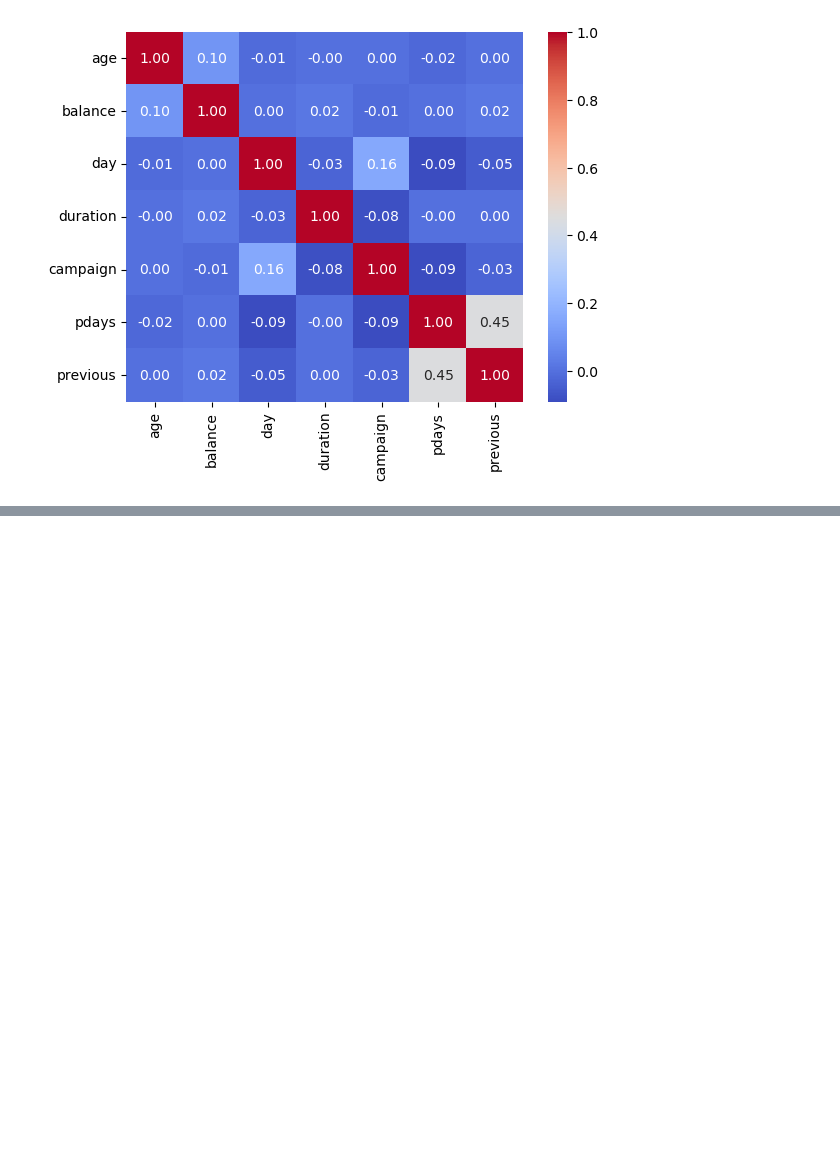
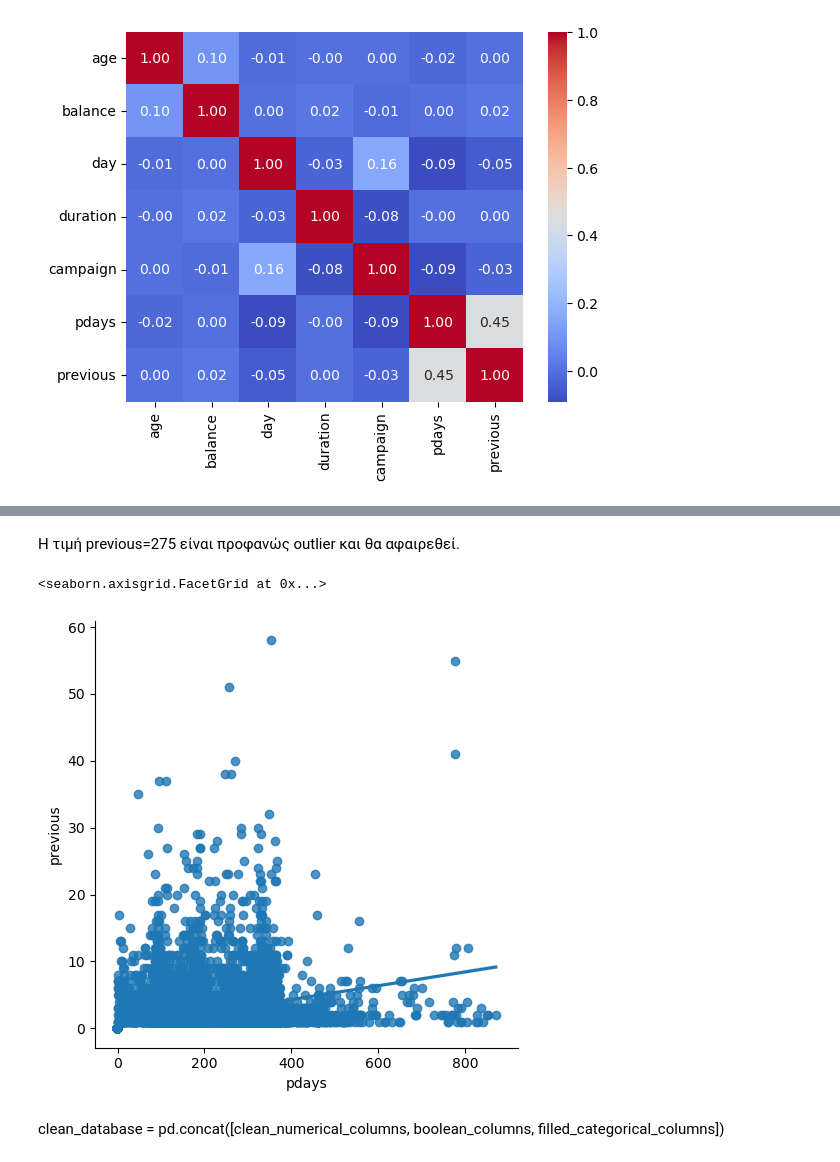
Before and after one commit to chMastellou/Data_Analysis_Assignment_2024, a Jupyter notebook: data_preprocessing/data_preprocessing.ipynb, the cells around one changed output, grey strips where cells are left out. Saved outputs shown, nothing was run; the diff lists cells and outputs as text; code cells hidden in the pictures; blank space fills up the shorter version.

```diff
--- a/data_preprocessing/data_preprocessing.ipynb
+++ b/data_preprocessing/data_preprocessing.ipynb
@@ -381,0 +406,11 @@ sns.heatmap(correlation_matrix, cmap='coolwarm', annot=True,  fmt='.2f')
+# %% [markdown]
+Η τιμή previous=275 είναι προφανώς outlier και θα αφαιρεθεί.
+# %%
+i = numeric_columns[(numeric_columns.previous == numeric_columns.previous.max())].index
+numeric_columns.drop(i)
+sns.lmplot(x="pdays", y="previous", data=numeric_columns.drop(i), )
+# %% [output]
+<seaborn.axisgrid.FacetGrid at 0x...>
+[figure, added]
+# %% [markdown]
+clean_database =  pd.concat([clean_numerical_columns, boolean_columns, filled_categorical_columns])
```
Also changed, not shown: parts of 18 cells of this notebook.
